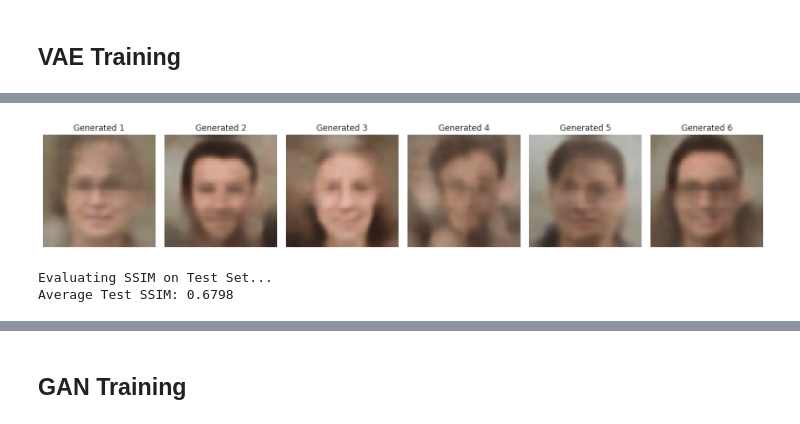
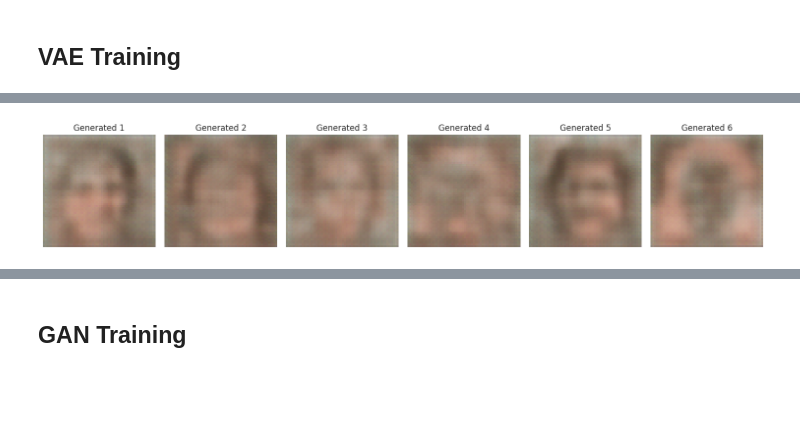
Before and after one commit to Crisp79/GenAI, a Jupyter notebook: process.ipynb, the cells around one changed output, grey strips where cells are left out. Saved outputs shown, nothing was run; the diff lists cells and outputs as text; code cells hidden in the pictures; blank space fills up the shorter version.

```diff
--- a/process.ipynb
+++ b/process.ipynb
@@ -247,0 +373,35 @@ plt.show()
+# %%
+# Define the parameters you want to test
+kernel_sizes = [3, 5, 7]
+configurations = [
+    {"name": "(Conv->BN->ReLU, Latent=128)", "l_dim": 128, "bn_first": True},
+    {"name": "(Conv->ReLU->BN, Latent=128)", "l_dim": 128, "bn_first": False},
+    {"name": "(Conv->BN->ReLU, Latent=32)", "l_dim": 32, "bn_first": True},
+    {"name": "(Conv->BN->ReLU, Latent=256)", "l_dim": 256, "bn_first": True}
+]
+
+# Dictionary to store the SSIM results
+results_matrix = {}
+
+# Run the nested loop (1 epoch per test)
+for config in configurations:
+    config_name = config["name"]
+    results_matrix[config_name] = {}
+
+    for k in kernel_sizes:
+        loss, ssim_score = run_vae_ablation(
+            k_size=k,
+            l_dim=config["l_dim"],
+            bn_first=config["bn_first"],
+            epochs=1,
+            train_loader=train_loader,
+            test_loader=test_loader,
+            device=device
+        )
+        # Store the SSIM score in the matrix
+        results_matrix[config_name][f"{k}xk"] = ssim_score
+
+# Print the final results nicely
+print("\n=== FINAL ABLATION RESULTS (SSIM) ===")
+for config_name, scores in results_matrix.items():
+    print(f"{config_name}: {scores}")
@@ -248,11 +434,11 @@ plt.show()
 # %%
-model_vae = VAE(kernel_size=3, latent_dim=128)
+model_vae = VAE(kernel_size=3, latent_dim=256)
 model_vae = model_vae.to(device)
 
 # 1. Setup Optimizer and Epochs
 # A learning rate of 1e-3 is standard for Adam with VAEs
 optimizer = optim.Adam(model_vae.parameters(), lr=1e-3)
-epochs = 10 # Start with 15 to see how long it takes on your GPU
+epochs = 1 # Start with 15 to see how long it takes on your GPU
 
 # List to store average loss per epoch for your ablation plots
 epoch_losses = []
@@ -354,26 +531,26 @@ plt.show()
 # %%
 # Switch model to evaluation mode (turns off dropout/batchnorm if you add them later)
 model_vae.eval()
 
 with torch.no_grad(): # Do not track gradients for generation
     # Sample 6 random vectors from a standard normal distribution
     # latent_dim should match what you initialized the model with (e.g., 128)
-    sample_z = torch.randn(6, 128).to(device)
+    sample_z = torch.randn(6, 256).to(device)
 
     # Pass them through the decoder
     generated_images = model_vae.decoder(model_vae.fc_decode(sample_z)).cpu()
 
     # Plot the results
     plt.figure(figsize=(15, 5))
     for i in range(6):
         plt.subplot(1, 6, i+1)
         # Permute from PyTorch format (C, H, W) to Matplotlib format (H, W, C)
         img_to_show = generated_images[i].permute(1, 2, 0).numpy()
         plt.imshow(img_to_show)
         plt.axis('off')
         plt.title(f"Generated {i+1}")
 
     plt.tight_layout()
     plt.show()
 # %% [output]
-[figure, old version]
+[figure, new version]
@@ -400,33 +557,3 @@ test_loader = DataLoader(test_dataset, batch_size=32, shuffle=False)
-# %%
-def evaluate_model_ssim(model, dataloader, device):
-    model.eval()
-    total_ssim = 0.0
-    batch_count = 0
-
-    print("Evaluating SSIM on Test Set...")
-    with torch.no_grad():
-        for data, _ in dataloader:
-            data = data.to(device)
-
-            # Reconstruct the images
-            recon_batch, _, _ = model(data)
-
-            # Calculate SSIM for this batch
-            batch_ssim = ssim(recon_batch, data)
-            total_ssim += batch_ssim.item()
-            batch_count += 1
-
-    avg_ssim = total_ssim / batch_count
-    print(f"Average Test SSIM: {avg_ssim:.4f}")
-    return avg_ssim
-
-# Run the evaluation
-# SSIM scores range from -1 to 1. A score of 1.0 means perfect structural match.
-# For a VAE on 64x64 faces, a score between 0.55 and 0.75 is typical.
-test_ssim_score = evaluate_model_ssim(model_vae, test_loader, device)
-# %% [output]
-Evaluating SSIM on Test Set...
-Average Test SSIM: 0.6798
 # %%
 def get_average_latents(model, dataloader, device):
     model.eval()
```
Also changed, not shown: parts of 11 cells of this notebook, 1 other file.
